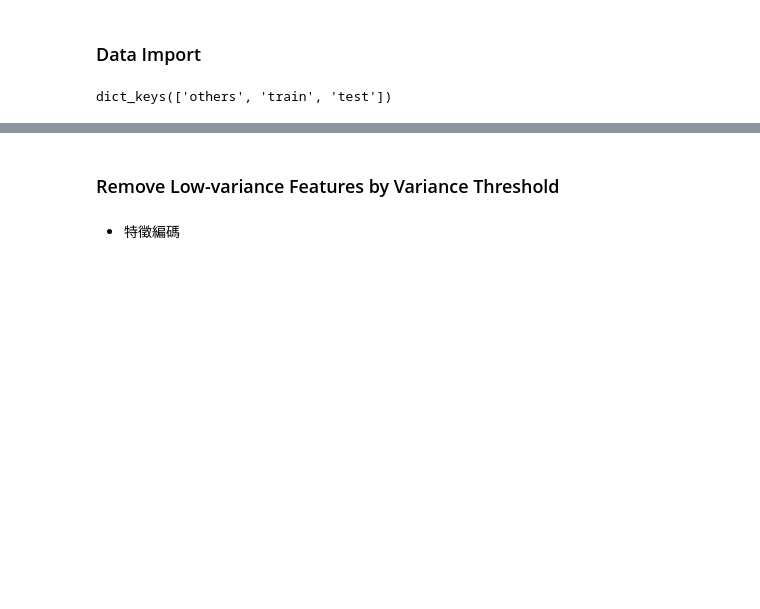
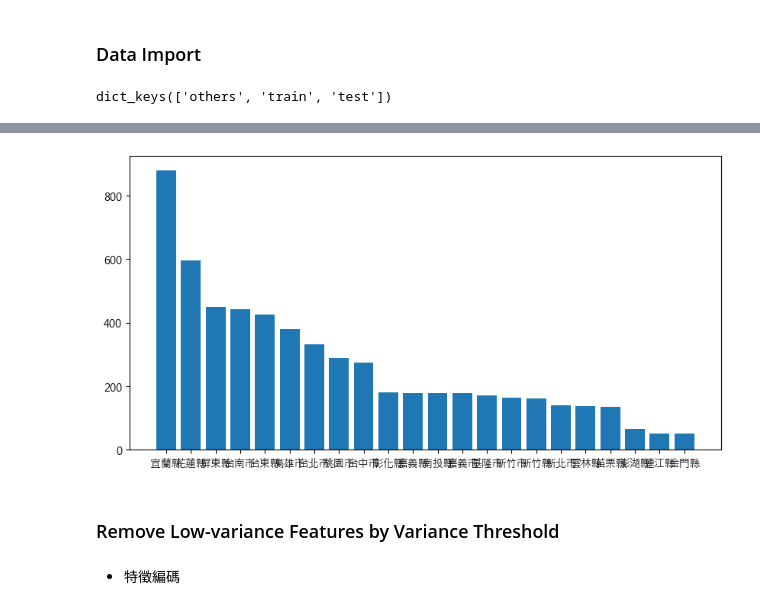
Before and after one commit to godgodgod11101/ML_ExpFood, a Jupyter notebook: ExpFood_Restaurant/ipynb/FeatureSelection.ipynb, the cells around one changed output, grey strips where cells are left out. Saved outputs shown, nothing was run; the diff lists cells and outputs as text; code cells hidden in the pictures; blank space fills up the shorter version.

```diff
--- a/ExpFood_Restaurant/ipynb/FeatureSelection.ipynb
+++ b/ExpFood_Restaurant/ipynb/FeatureSelection.ipynb
@@ -17,3 +40,13 @@ X_train = dict_df_pre['train']['X']
+# %%
+count_cat = X_train['營業縣市'].value_counts()
+
+plt.rcParams['font.family'] = 'Microsoft JhengHei'
+fig, ax = plt.subplots(figsize=(10, 5))
+ax.bar(x=count_cat.index, height=count_cat.values)
+
+plt.show()
+# %% [output]
+[figure, added]
 # %% [markdown]
 ### Remove Low-variance Features by Variance Threshold
 # %% [markdown]
```
Also changed, not shown: parts of 8 cells of this notebook, 1 other file.
